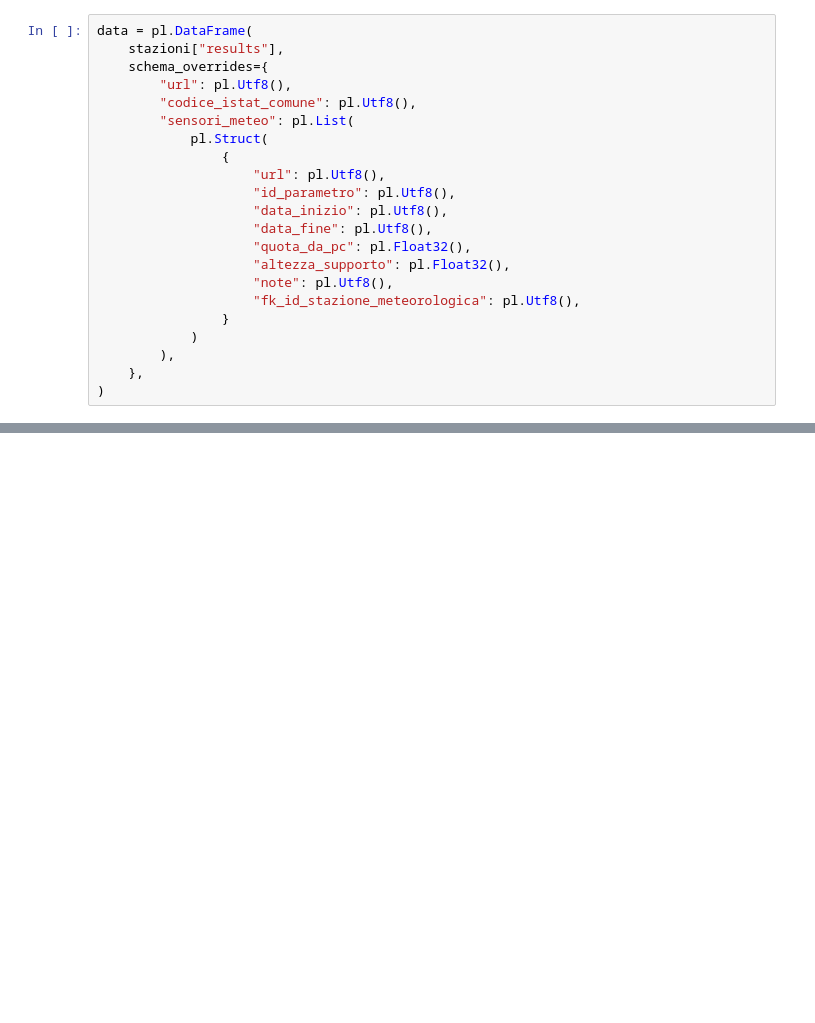
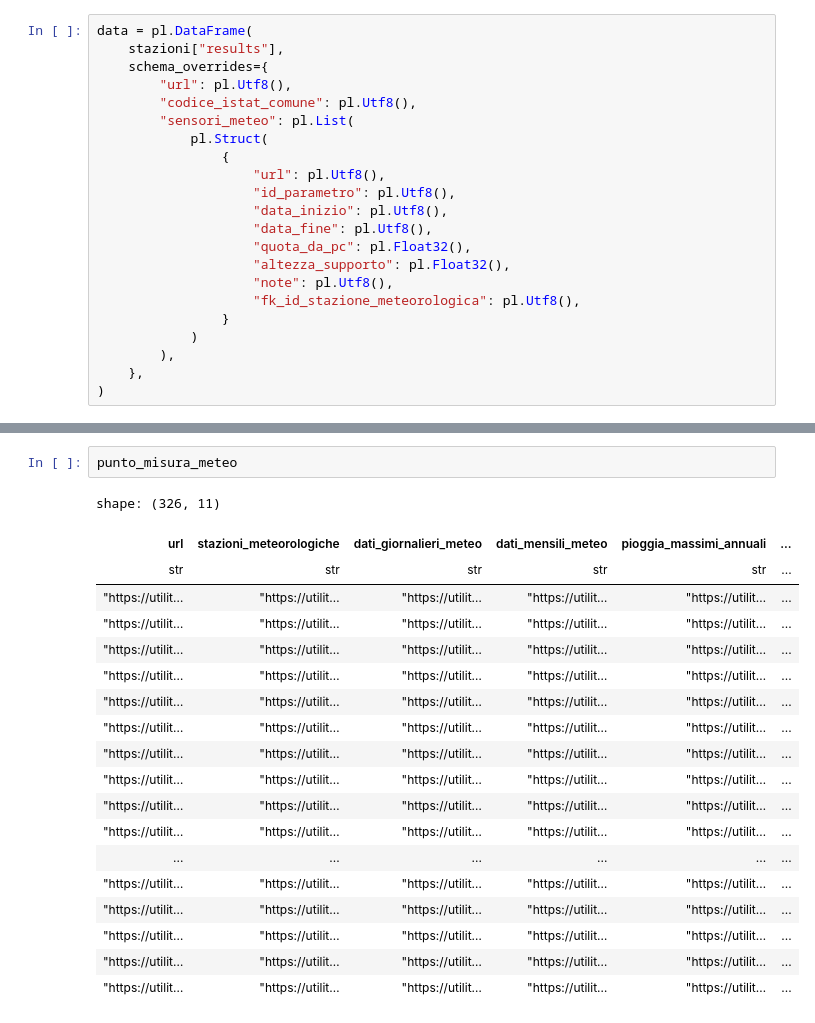
Before and after one commit to dnstudent/TesiMag, a Jupyter notebook: notebooks/integrazioni_regionali/piemonte/piemonte.py.ipynb, the cells around one changed output, grey strips where cells are left out. Drawn from its saved outputs; the diff is of its cells as text; blank space fills up the shorter version.

```diff
--- a/notebooks/integrazioni_regionali/piemonte/piemonte.py.ipynb
+++ b/notebooks/integrazioni_regionali/piemonte/piemonte.py.ipynb
@@ -103,0 +87,22 @@ urls
+# %%
+punto_misura_meteo
+# %% [output]
+shape: (326, 11)
+| url | stazioni_meteorologiche | dati_giornalieri_meteo | dati_mensili_meteo | pioggia_massimi_annuali | ... |
+| str | str | str | str | str | ... |
+| "https://utilit… | "https://utilit… | "https://utilit… | "https://utilit… | "https://utilit… | ... |
+| "https://utilit… | "https://utilit… | "https://utilit… | "https://utilit… | "https://utilit… | ... |
+| "https://utilit… | "https://utilit… | "https://utilit… | "https://utilit… | "https://utilit… | ... |
+| "https://utilit… | "https://utilit… | "https://utilit… | "https://utilit… | "https://utilit… | ... |
+| "https://utilit… | "https://utilit… | "https://utilit… | "https://utilit… | "https://utilit… | ... |
+| "https://utilit… | "https://utilit… | "https://utilit… | "https://utilit… | "https://utilit… | ... |
+| "https://utilit… | "https://utilit… | "https://utilit… | "https://utilit… | "https://utilit… | ... |
+| "https://utilit… | "https://utilit… | "https://utilit… | "https://utilit… | "https://utilit… | ... |
+| "https://utilit… | "https://utilit… | "https://utilit… | "https://utilit… | "https://utilit… | ... |
+| "https://utilit… | "https://utilit… | "https://utilit… | "https://utilit… | "https://utilit… | ... |
+| ... | ... | ... | ... | ... | ... |
+| "https://utilit… | "https://utilit… | "https://utilit… | "https://utilit… | "https://utilit… | ... |
+| "https://utilit… | "https://utilit… | "https://utilit… | "https://utilit… | "https://utilit… | ... |
+| "https://utilit… | "https://utilit… | "https://utilit… | "https://utilit… | "https://utilit… | ... |
+| "https://utilit… | "https://utilit… | "https://utilit… | "https://utilit… | "https://utilit… | ... |
+| "https://utilit… | "https://utilit… | "https://utilit… | "https://utilit… | "https://utilit… | ... |
```
Also changed, not shown: parts of 14 cells of this notebook, 2 other files.
